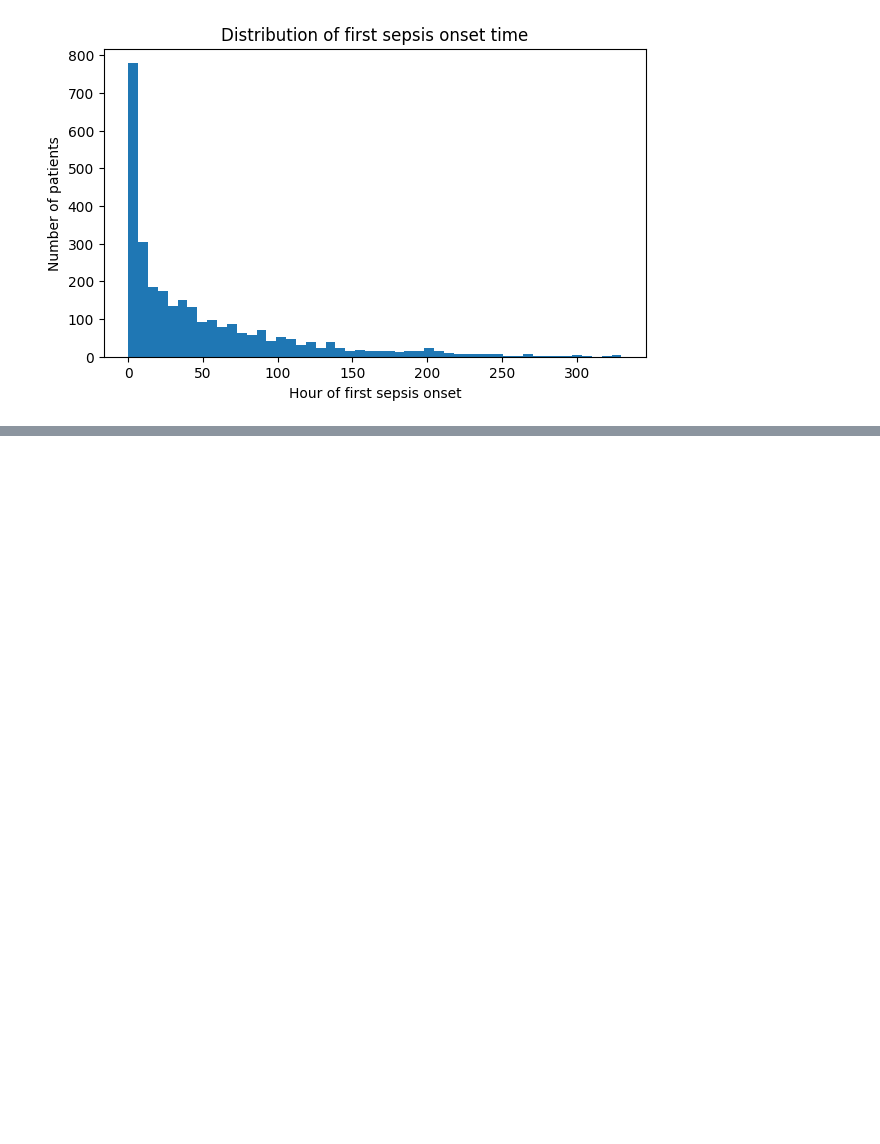
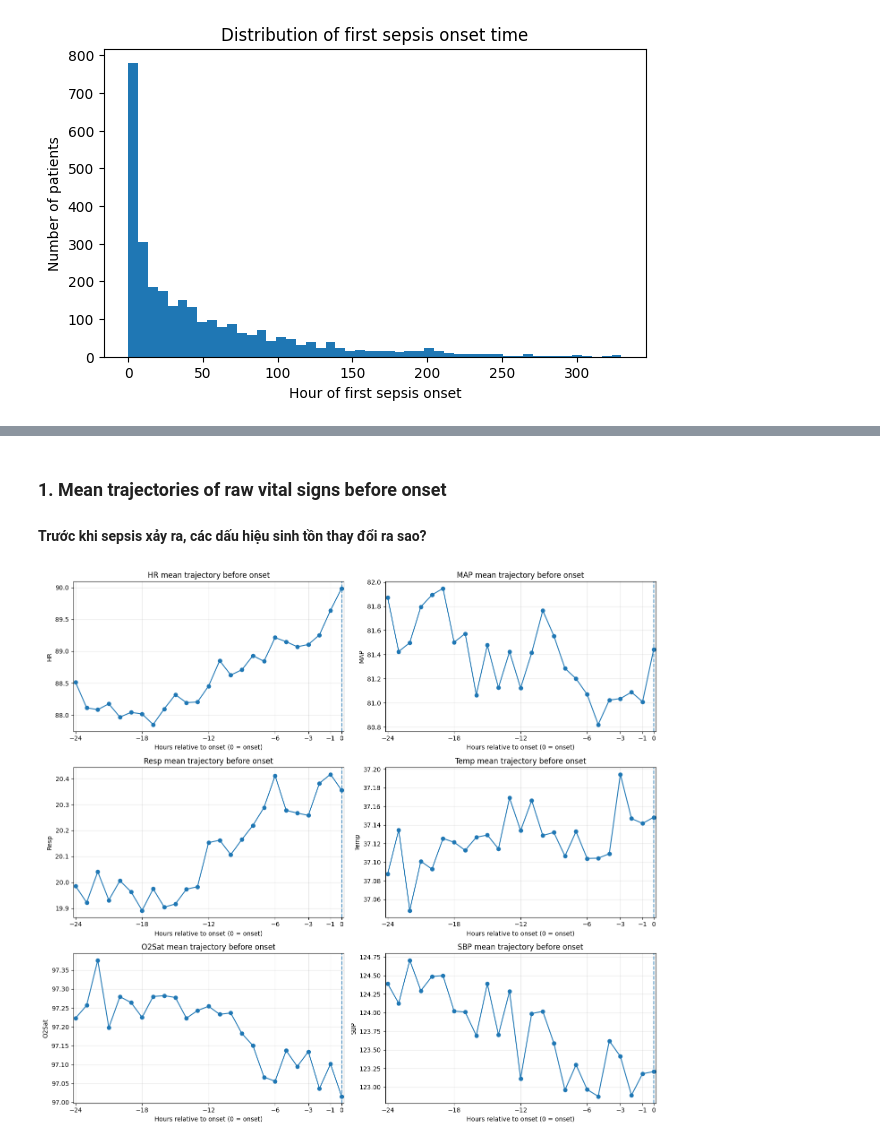
Before and after one commit to thuhieucn/Early-Sepsis-Prediction-in-Intensive-Care-Units, a Jupyter notebook: descriptive-analysis.ipynb, the cells around one changed output, grey strips where cells are left out. Cells and saved outputs as stored; diff of their text form; code cells hidden in the pictures; blank space fills up the shorter version.

```diff
--- a/descriptive-analysis.ipynb
+++ b/descriptive-analysis.ipynb
@@ -218,0 +271,15 @@ df_hrv.groupby('Sepsis')['HR_std'].describe()
+# %%
+# Build onset-aligned dataframe for sepsis patients
+sepsis_aligned = X.merge(first_onset, on=ID_COL, how='inner').copy()
+sepsis_aligned['time_to_onset'] = sepsis_aligned[TIME_COL] - sepsis_aligned['onset_hour']
+
+# Keep only the window before onset
+sepsis_pre_onset = sepsis_aligned[
+    sepsis_aligned['time_to_onset'].between(TIME_RANGE[0], TIME_RANGE[1])
+].copy()
+
+print("Rows in onset-aligned sepsis window:", len(sepsis_pre_onset))
+print("Unique sepsis patients in window:", sepsis_pre_onset[ID_COL].nunique())
+print("time_to_onset range:", sepsis_pre_onset['time_to_onset'].min(), "to", sepsis_pre_onset['time_to_onset'].max())
+
+sepsis_pre_onset[[ID_COL, TIME_COL, 'onset_hour', 'time_to_onset', LABEL_COL]].head()
@@ -218,0 +296,35 @@ df_hrv.groupby('Sepsis')['HR_std'].describe()
+# %% [markdown]
+### 1. Mean trajectories of raw vital signs before onset
+#### Trước khi sepsis xảy ra, các dấu hiệu sinh tồn thay đổi ra sao?
+# %%
+import matplotlib.pyplot as plt
+import math
+
+features_to_plot = [c for c in ['HR', 'MAP', 'Resp', 'Temp', 'O2Sat', 'SBP'] if c in sepsis_pre_onset.columns]
+
+if not features_to_plot:
+    raise ValueError("Không tìm thấy các vital signs cần thiết trong dataframe.")
+
+n = len(features_to_plot)
+ncols = 2
+nrows = math.ceil(n / ncols)
+
+fig, axes = plt.subplots(nrows, ncols, figsize=(14, 4.2 * nrows), sharex=False)
+axes = axes.flatten()
+
+for ax, col in zip(axes, features_to_plot):
+    tmp = (
+        sepsis_pre_onset.groupby('time_to_onset')[col]
+        .mean()
+        .reset_index()
+        .sort_values('time_to_onset')
+    )
+    ax.plot(tmp['time_to_onset'], tmp[col], marker='o')
+    ax.set_title(f'{col} mean trajectory before onset')
+    ax.set_ylabel(col)
+    format_onset_axis(ax, xmin=TIME_RANGE[0], xmax=TIME_RANGE[1])
+
+plt.tight_layout()
+plt.show()
+# %% [output]
+[figure, added]
```
Also changed, not shown: parts of 13 cells of this notebook.
